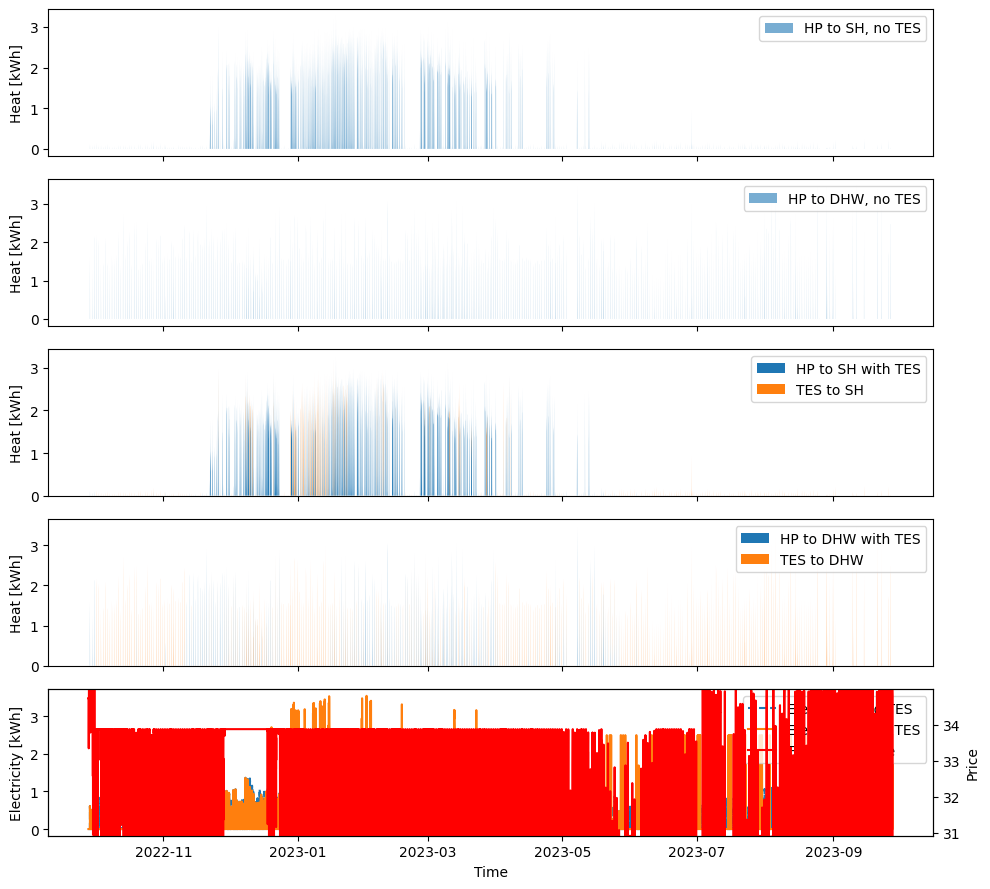
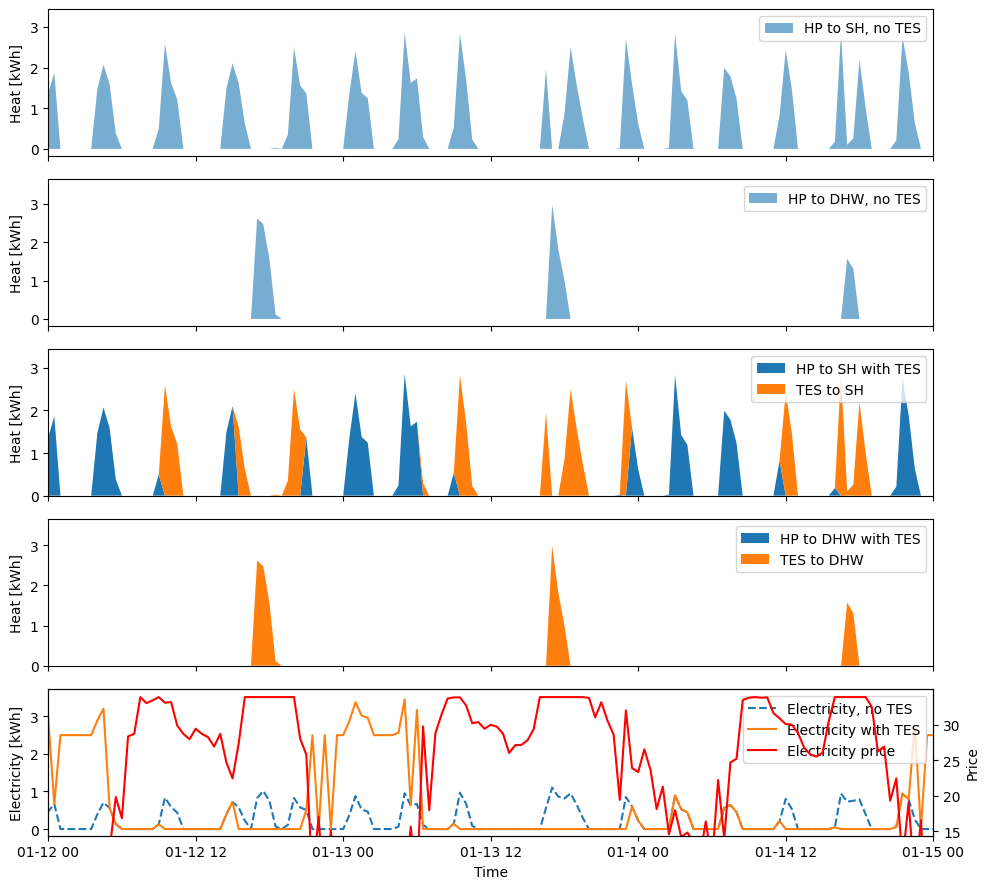
Code edit (unified diff) that turned the first committed figure into the second:
--- before
+++ after
@@ -49,5 +49,5 @@
 ax_price.plot(time_index, price, label='Electricity price', color='r')
 ax_price.set_ylabel('Price')
-pmin, pmax = np.percentile(price, [70, 100])
+pmin, pmax = np.percentile(price, [10, 100])
 ax_price.set_ylim(pmin, pmax)
 
@@ -62,5 +62,5 @@
     ax.grid(False)
 
-# axs[0].set_xlim(pd.Timestamp('2021-12-12'), pd.Timestamp('2022-01-31'))
+axs[0].set_xlim(pd.Timestamp('2023-01-12'), pd.Timestamp('2023-01-15'))
 plt.tight_layout()
 plt.show()

Commit: Added optimisation loop